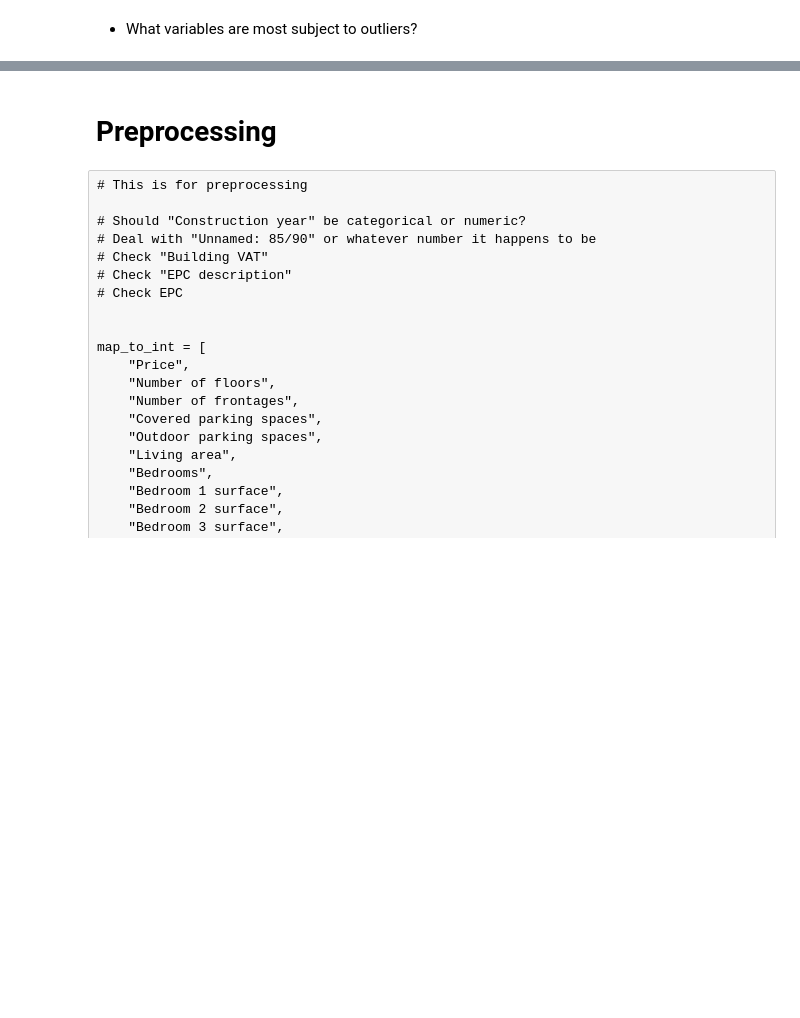
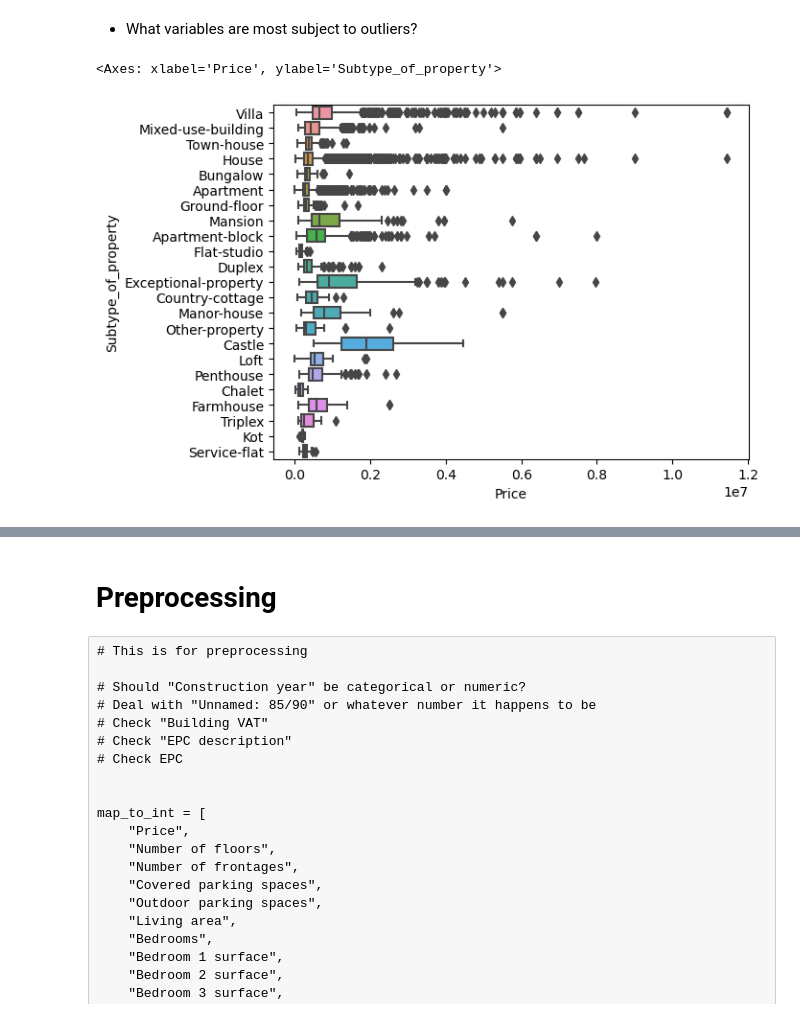
Before and after one commit to jduffy93/immo-eliza-the_chaincoders, a Jupyter notebook: analysis/Jean-analysis-plotnine+cleaning.ipynb, the cells around one changed output, grey strips where cells are left out. Saved outputs shown, nothing was run; the diff lists cells and outputs as text; code cells hidden in the pictures; blank space fills up the shorter version.

```diff
--- a/analysis/Jean-analysis-plotnine+cleaning.ipynb
+++ b/analysis/Jean-analysis-plotnine+cleaning.ipynb
@@ -416,3 +416,11 @@ Percentage rented                          0.998749
 Current monthly revenue                    0.997043
 Single session                             0.997214
 dtype: float64
+# %%
+# Dropping the above mentioned columns
+
+names = missing_proportion[missing_proportion > 0.95].index
+
+immo.drop(columns=names, inplace=True)
+
+print(immo.columns, len(immo.columns))
@@ -419,2 +445,7 @@ dtype: float64
 # %% [markdown]
 * What variables are most subject to outliers?
+# %%
+sns.boxplot(x=immo['Price'], y=immo['Subtype_of_property'])
+# %% [output]
+<Axes: xlabel='Price', ylabel='Subtype_of_property'>
+[figure, added]
```
Also changed, not shown: parts of 3 cells of this notebook, 1 other file.
